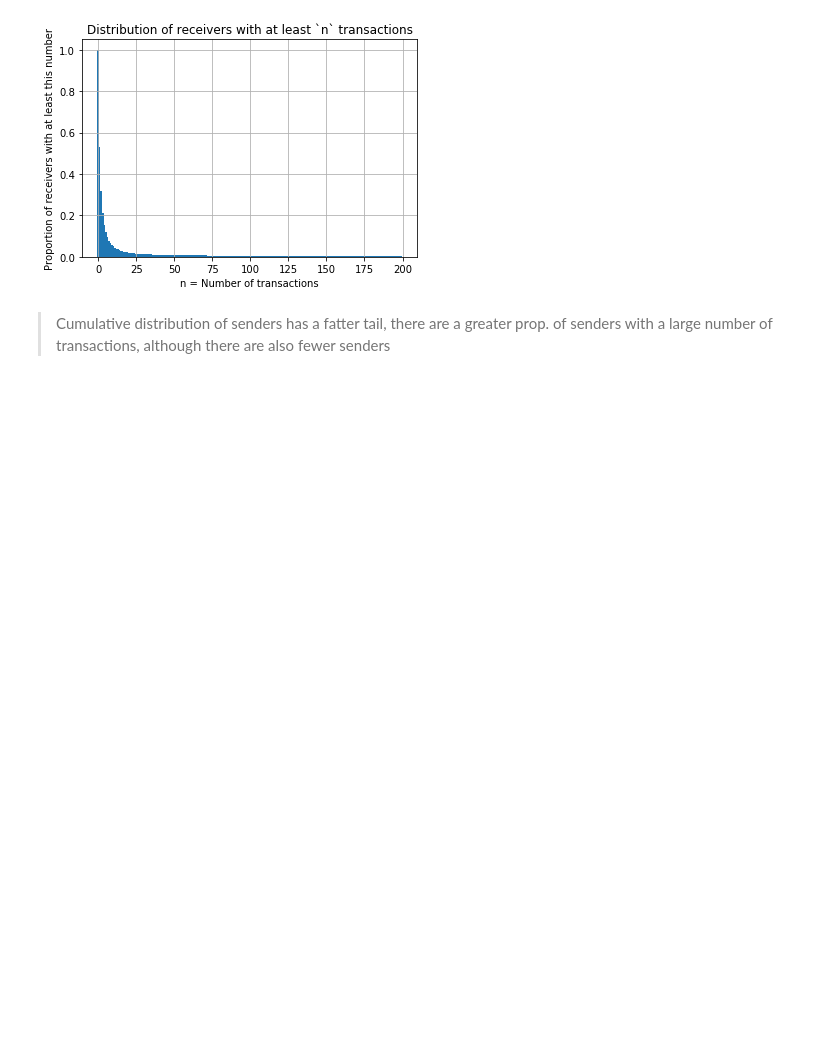
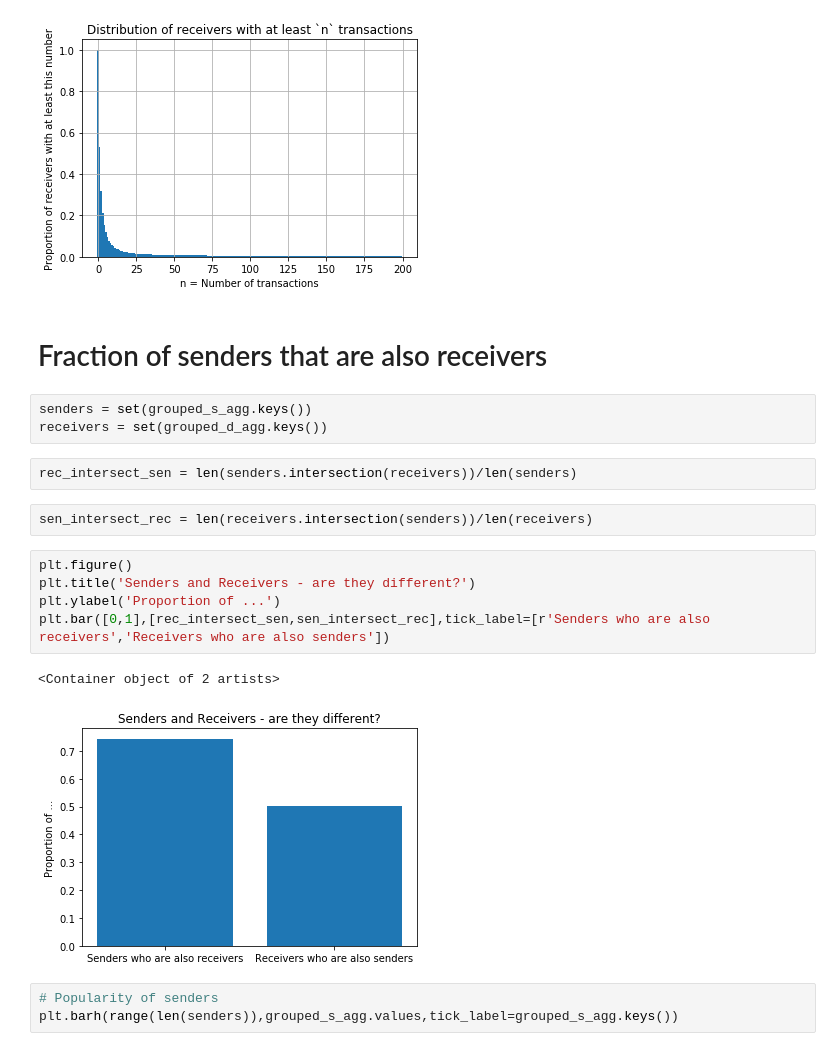
Before and after one commit to tur-ium/Ripple-and-privacy, a Jupyter notebook: Ripple dataset summary.ipynb, the cells around one changed output. Saved outputs shown, nothing was run; the diff lists cells and outputs as text; blank space fills up the shorter version.

```diff
--- a/Ripple dataset summary.ipynb
+++ b/Ripple dataset summary.ipynb
@@ -163,5 +188,23 @@ plt.bar(bin_edges[0:200],at_least[0:200],width=1)
 <Container object of 200 artists>
 [figure]
 [figure]
-# %% [markdown]
-> Cumulative distribution of senders has a fatter tail, there are a greater prop. of senders with a large number of transactions, although there are also fewer senders
+# %% [markdown]
+# Fraction of senders that are also receivers
+# %%
+senders = set(grouped_s_agg.keys())
+receivers = set(grouped_d_agg.keys())
+# %%
+rec_intersect_sen = len(senders.intersection(receivers))/len(senders)
+# %%
+sen_intersect_rec = len(receivers.intersection(senders))/len(receivers)
+# %%
+plt.figure()
+plt.title('Senders and Receivers - are they different?')
+plt.ylabel('Proportion of ...')
+plt.bar([0,1],[rec_intersect_sen,sen_intersect_rec],tick_label=[r'Senders who are also receivers','Receivers who are also senders'])
+# %% [output]
+<Container object of 2 artists>
+[figure, added]
+# %%
+# Popularity of senders
+plt.barh(range(len(senders)),grouped_s_agg.values,tick_label=grouped_s_agg.keys())
```
Also changed, not shown: parts of 7 cells of this notebook.
